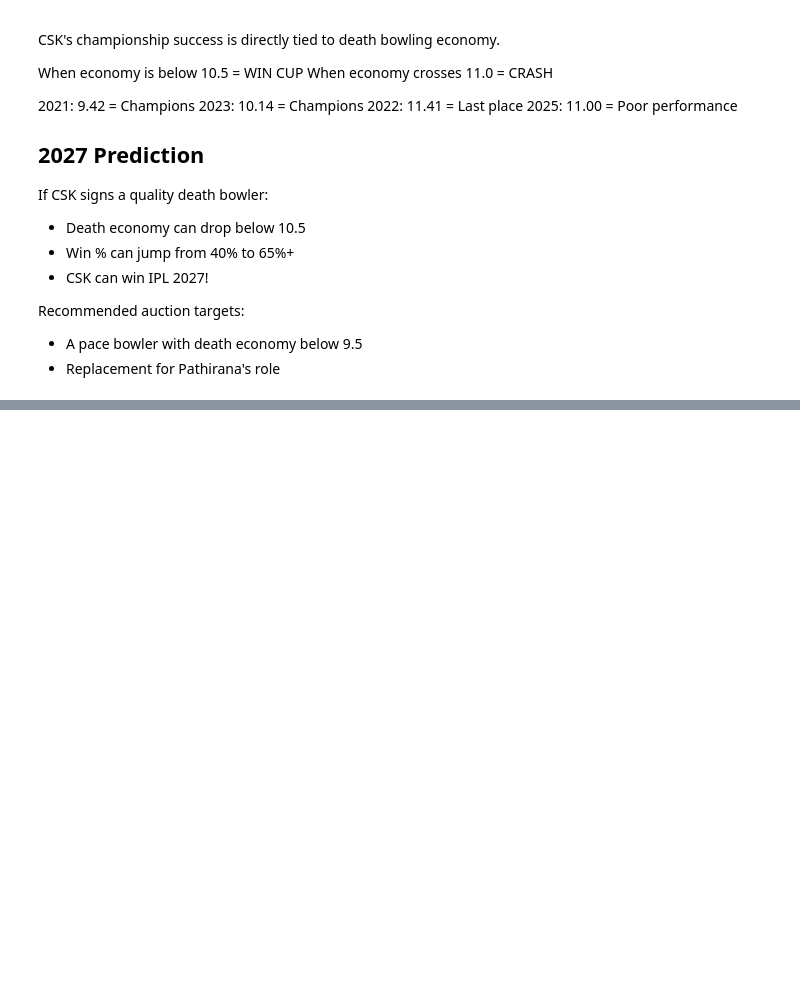
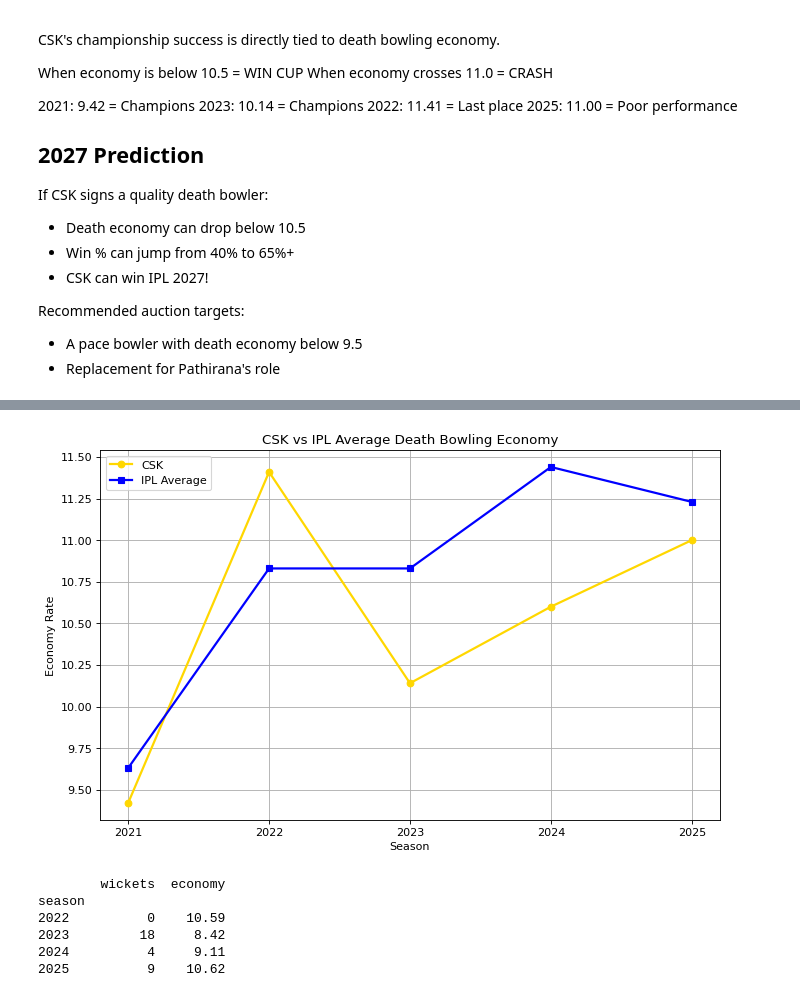
Before and after one commit to devikarnambigai086-rgb/csk-ipl-analysis-2027, a Jupyter notebook: CSK_Dynasty_to_Decline_2027.ipynb, the cells around one changed output, grey strips where cells are left out. Cells and saved outputs as stored; diff of their text form; code cells hidden in the pictures; blank space fills up the shorter version.

```diff
--- a/CSK_Dynasty_to_Decline_2027.ipynb
+++ b/CSK_Dynasty_to_Decline_2027.ipynb
@@ -332,0 +406,45 @@ win the cup.
+# %%
+# @title
+seasons = ['2021','2022','2023','2024','2025']
+
+csk_economy = [9.42, 11.41, 10.14, 10.60, 11.00]
+
+all_death = df[
+    (df['over'] >= 16) &
+    (df['season'].isin(seasons))
+]
+ipl_avg = all_death.groupby('season').apply(
+    lambda x: (x['runs_total'].sum() / x['valid_ball'].sum()) * 6
+).round(2)
+
+plt.figure(figsize=(10,6))
+plt.plot(seasons, csk_economy, marker='o', color='gold', label='CSK', linewidth=2)
+plt.plot(seasons, ipl_avg.values, marker='s', color='blue', label='IPL Average', linewidth=2)
+plt.title('CSK vs IPL Average Death Bowling Economy')
+plt.xlabel('Season')
+plt.ylabel('Economy Rate')
+plt.legend()
+plt.grid(True)
+plt.show()
+# %% [output]
+[figure, added]
+# %%
+# @title
+pathirana = df[
+    (df['bowler'] == 'M Pathirana') &
+    (df['over'] >= 16)
+]
+
+path_stats = pathirana.groupby('season').agg(
+    wickets=('bowler_wicket', 'sum'),
+    economy=('runs_total', lambda x: (x.sum() / pathirana.loc[x.index, 'valid_ball'].sum()) * 6)
+).round(2)
+
+print(path_stats)
+# %% [output]
+        wickets  economy
+season
+2022          0    10.59
+2023         18     8.42
+2024          4     9.11
+2025          9    10.62
```
Also changed, not shown: parts of 43 cells of this notebook.
